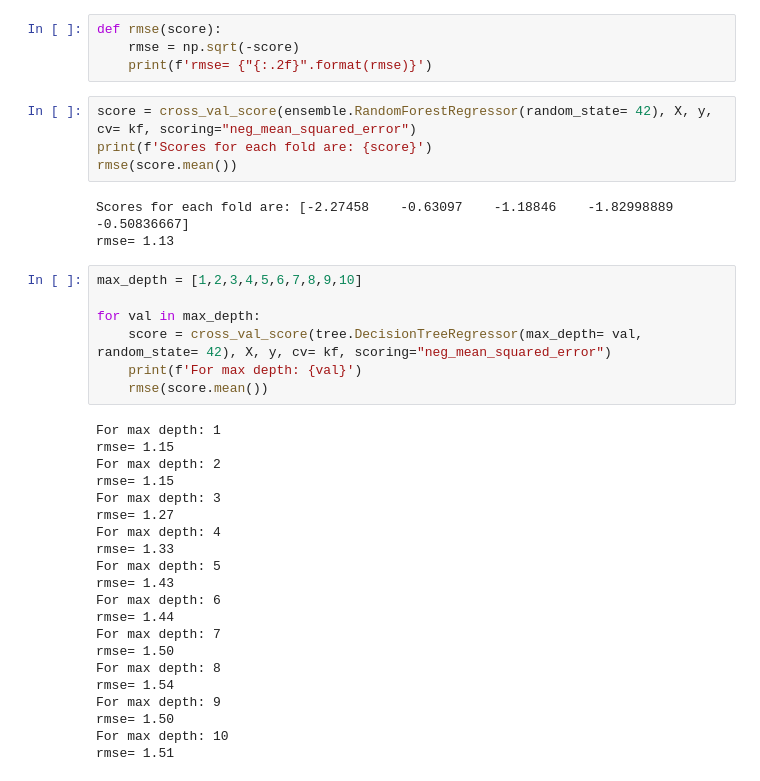
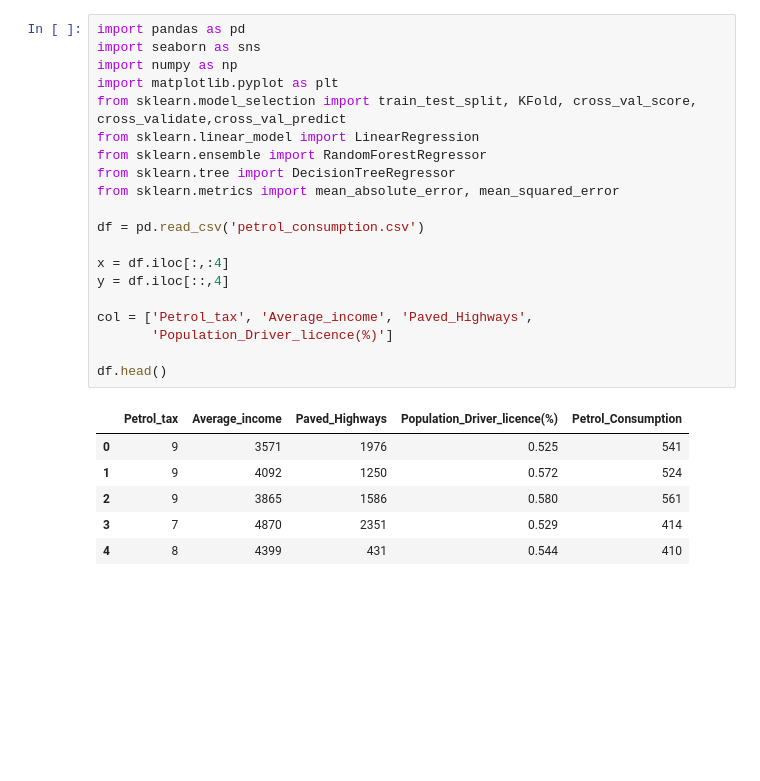
Before and after one commit to playnik94/PDS_3_DZ_Liashenko, a Jupyter notebook: Lesson_36/dz_36_2.ipynb, the cells around one changed output. Saved outputs shown, nothing was run; the diff lists cells and outputs as text; blank space fills up the shorter version.

```diff
--- a/Lesson_36/dz_36_2.ipynb
+++ b/Lesson_36/dz_36_2.ipynb
@@ -41,39 +1,27 @@ Fold:5, Train set: 39, Test set:9
-# %%
-def rmse(score):
-    rmse = np.sqrt(-score)
-    print(f'rmse= {"{:.2f}".format(rmse)}')
-# %%
-score = cross_val_score(ensemble.RandomForestRegressor(random_state= 42), X, y, cv= kf, scoring="neg_mean_squared_error")
-print(f'Scores for each fold are: {score}')
-rmse(score.mean())
-# %% [output]
-Scores for each fold are: [-2.27458    -0.63097    -1.18846    -1.82998889 -0.50836667]
-rmse= 1.13
-# %%
-max_depth = [1,2,3,4,5,6,7,8,9,10]
-
-for val in max_depth:
-    score = cross_val_score(tree.DecisionTreeRegressor(max_depth= val, random_state= 42), X, y, cv= kf, scoring="neg_mean_squared_error")
-    print(f'For max depth: {val}')
-    rmse(score.mean())
-# %% [output]
-For max depth: 1
-rmse= 1.15
-For max depth: 2
-rmse= 1.15
-For max depth: 3
-rmse= 1.27
-For max depth: 4
-rmse= 1.33
-For max depth: 5
-rmse= 1.43
-For max depth: 6
-rmse= 1.44
-For max depth: 7
-rmse= 1.50
-For max depth: 8
-rmse= 1.54
-For max depth: 9
-rmse= 1.50
-For max depth: 10
-rmse= 1.51
+# %%
+import pandas as pd
+import seaborn as sns
+import numpy as np
+import matplotlib.pyplot as plt
+from sklearn.model_selection import train_test_split, KFold, cross_val_score, cross_validate,cross_val_predict
+from sklearn.linear_model import LinearRegression
+from sklearn.ensemble import RandomForestRegressor
+from sklearn.tree import DecisionTreeRegressor
+from sklearn.metrics import mean_absolute_error, mean_squared_error
+
+df = pd.read_csv('petrol_consumption.csv')
+
+x = df.iloc[:,:4]
+y = df.iloc[::,4]
+
+col = ['Petrol_tax', 'Average_income', 'Paved_Highways',
+       'Population_Driver_licence(%)']
+
+df.head()
+# %% [output]
+|  | Petrol_tax | Average_income | Paved_Highways | Population_Driver_licence(%) | Petrol_Consumption |
+| 0 | 9 | 3571 | 1976 | 0.525 | 541 |
+| 1 | 9 | 4092 | 1250 | 0.572 | 524 |
+| 2 | 9 | 3865 | 1586 | 0.580 | 561 |
+| 3 | 7 | 4870 | 2351 | 0.529 | 414 |
+| 4 | 8 | 4399 | 431 | 0.544 | 410 |
```
Also changed, not shown: parts of 28 cells of this notebook, 2 other files.
